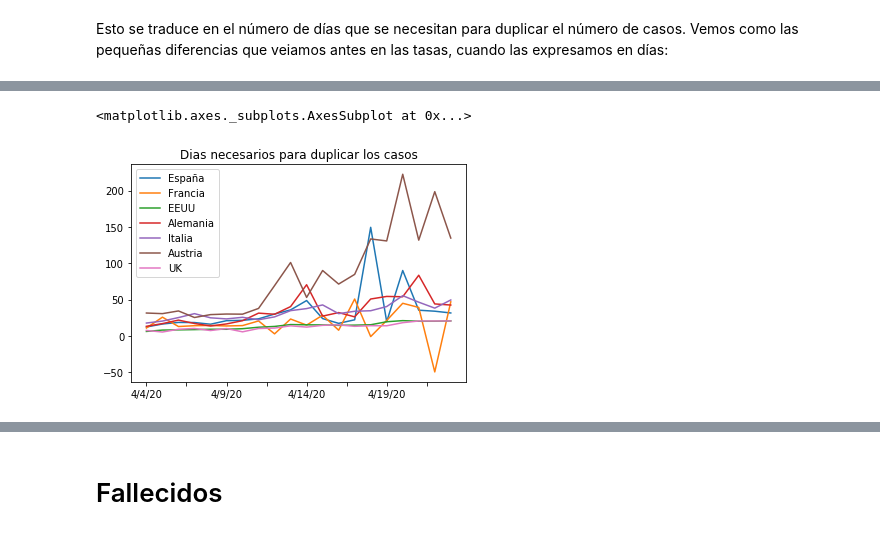
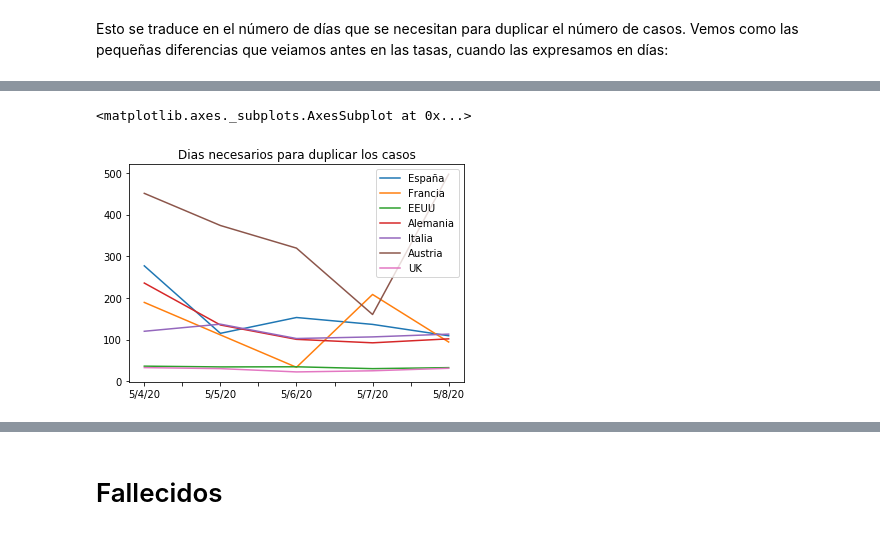
Before and after one commit to eugeniogarcia/python, a Jupyter notebook: AI notebooks/Datasets/Covid-19.ipynb, the cells around one changed output, grey strips where cells are left out. Cells and saved outputs as stored; diff of their text form; code cells hidden in the pictures.

```diff
--- a/AI notebooks/Datasets/Covid-19.ipynb
+++ b/AI notebooks/Datasets/Covid-19.ipynb
@@ -213,8 +213,8 @@ total_casos.apply(diasDuplicar).tail()
 # %%
-total_casos.apply(diasDuplicar)[-20:].plot(title="Dias necesarios para duplicar los casos")
+total_casos.apply(diasDuplicar)[-5:].plot(title="Dias necesarios para duplicar los casos")
 # %% [output]
 <matplotlib.axes._subplots.AxesSubplot at 0x...>
-[figure, old version]
+[figure, new version]
 # %%
 total_casos.apply(diasDuplicar)[-5:].plot(title="Dias necesarios para duplicar los casos")
 # %% [output]
```
Also changed, not shown: parts of 22 cells of this notebook.
